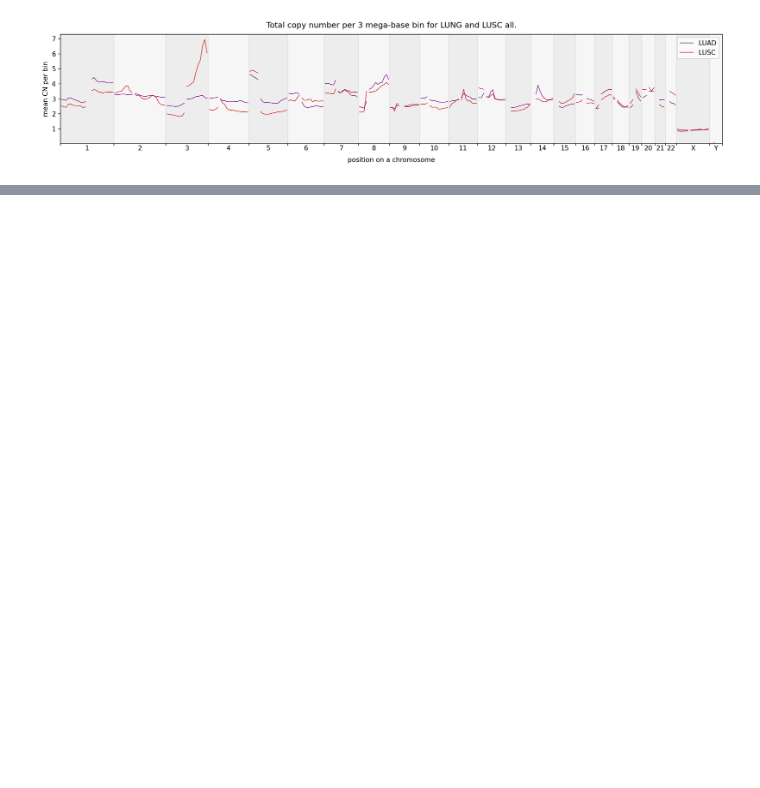
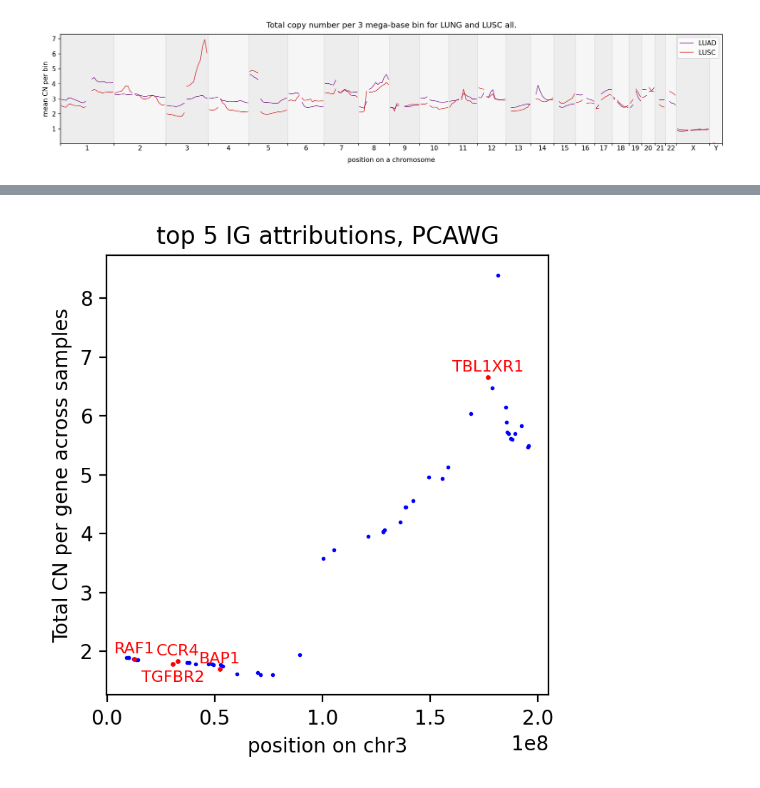
Before and after one commit to ICCB-Cologne/CNSistent, a Jupyter notebook: notebooks/analyze/analyze_lung.ipynb, the cells around one changed output, grey strips where cells are left out. Saved outputs shown, nothing was run; the diff lists cells and outputs as text; code cells hidden in the pictures; blank space fills up the shorter version.

```diff
--- a/notebooks/analyze/analyze_lung.ipynb
+++ b/notebooks/analyze/analyze_lung.ipynb
@@ -98,0 +98,2 @@ ax.set_ylim(0,10)
+# %%
+cosmic_df = load_filter_bins(samples, "COSMIC")
@@ -98,0 +110,5 @@ ax.set_ylim(0,10)
+# %%
+from cns.data_utils import load_COSMIC
+
+cosmic_genes = load_COSMIC()
+cosmic_genes.head()
@@ -98,0 +122,28 @@ ax.set_ylim(0,10)
+# %%
+k = "PCAWG"
+cosmic_lusc_group = group_bins(get_cns_for_type(cosmic_df[k], samples[k], "LUSC"))
+cosmic_lusc_group = cosmic_lusc_group.merge(cosmic_genes, on=["chrom", "start", "end"])
+cosmic_luad_group = group_bins(get_cns_for_type(cosmic_df[k], samples[k], "LUAD"))
+cosmic_luad_group = cosmic_luad_group.merge(cosmic_genes, on=["chrom", "start", "end"])
+# %%
+from cns.display.plot import fig_dots
+
+
+fig, ax = fig_dots(cosmic_lusc_group, chrom="chr3", column="total_cn", dpi=200)
+
+genes = ['TGFBR2', 'CCR4', 'BAP1', 'RAF1', 'TBL1XR1']
+
+for i, row in cosmic_lusc_group.iterrows():
+    if row['gene'] in genes:
+        plt.scatter(row['mid'], row['total_cn'], color='red', s=2)
+        offset = -.3 if row['gene'] in ['TGFBR2'] else 0.1
+        text = f"{row['gene']}"
+        plt.text(row['mid'], row['total_cn'] + offset, text, color="red", size=8, ha='center')
+
+ax.set_ylabel("Total CN per gene across samples")
+plt.title("top 5 IG attributions, PCAWG")
+
+plt.savefig("../../out/fig_COSMIC_genes_IG_att.pdf", bbox_inches='tight')
+plt.show()
+# %% [output]
+[figure, added]
```
Also changed, not shown: parts of 14 cells of this notebook, 4 other files.
